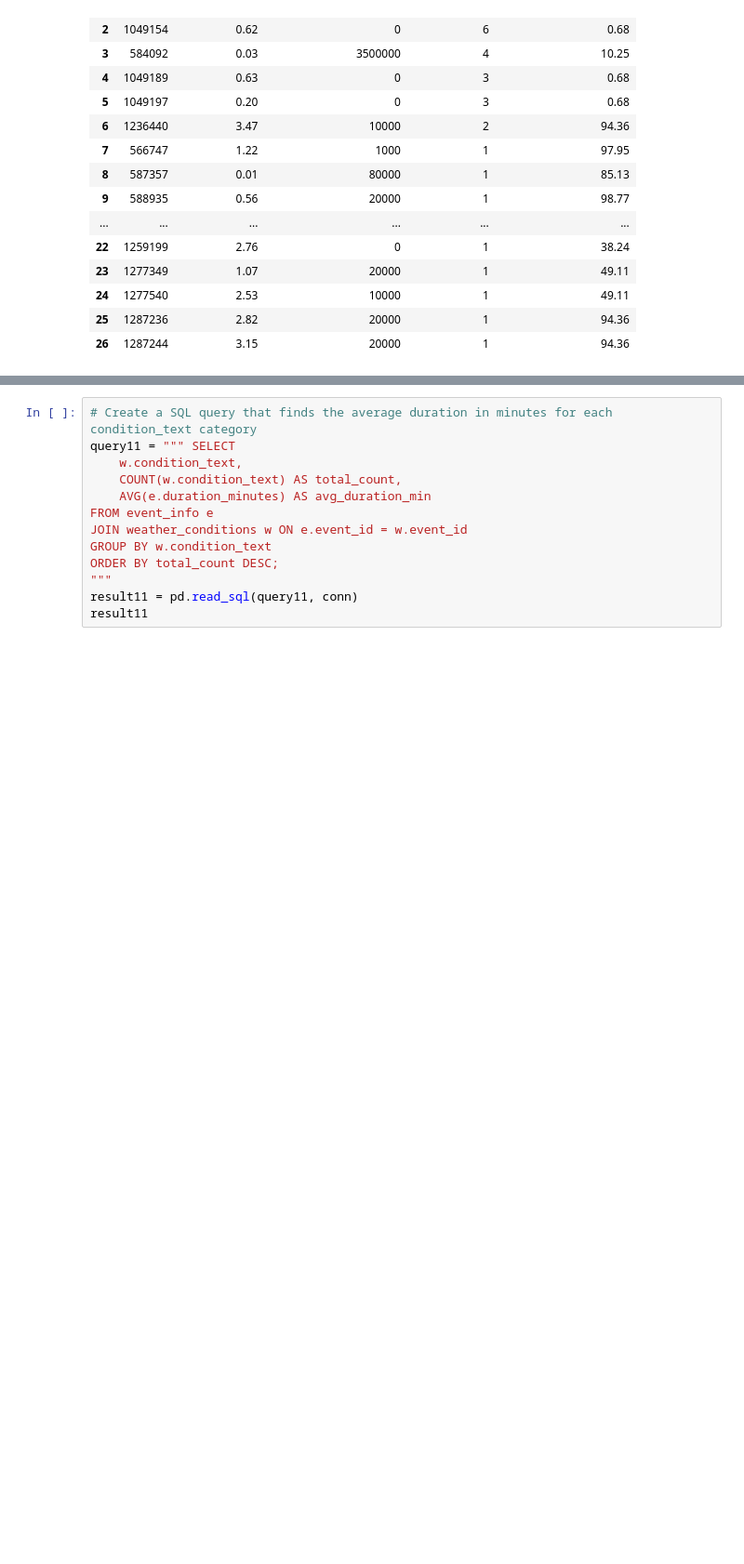
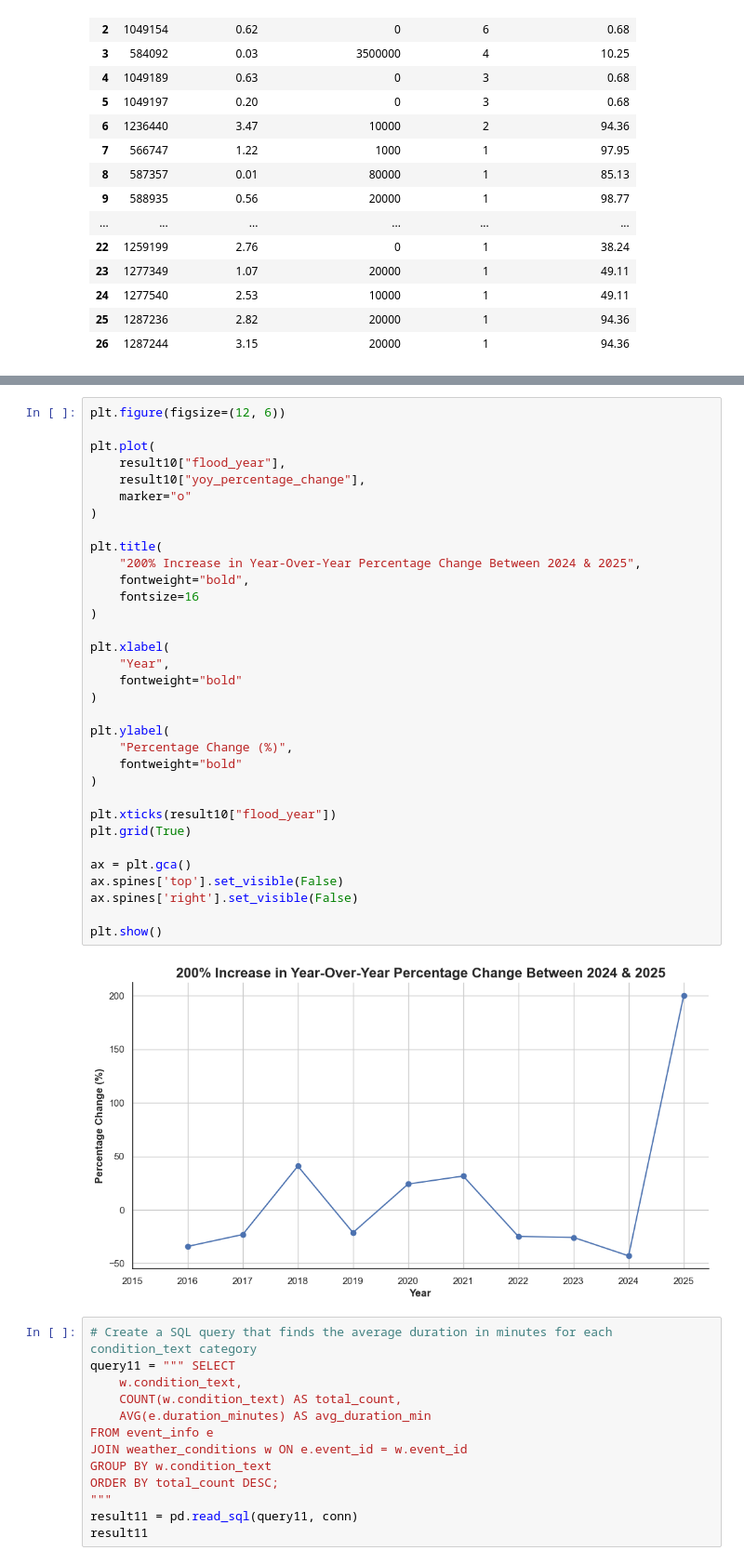
Before and after one commit to ashleyadehart/flash_floods_ky_2015_2025, a Jupyter notebook: notebooks/flash_floods_ky_2015_2025.ipynb, the cells around one changed output, grey strips where cells are left out. Shown at 93% size. Cells and saved outputs as stored; diff of their text form; blank space fills up the shorter version.

```diff
--- a/notebooks/flash_floods_ky_2015_2025.ipynb
+++ b/notebooks/flash_floods_ky_2015_2025.ipynb
@@ -1629,3 +1635,38 @@ result10
+# %%
+plt.figure(figsize=(12, 6))
+
+plt.plot(
+    result10["flood_year"],
+    result10["yoy_percentage_change"],
+    marker="o"
+)
+
+plt.title(
+    "200% Increase in Year-Over-Year Percentage Change Between 2024 & 2025",
+    fontweight="bold",
+    fontsize=16
+)
+
+plt.xlabel(
+    "Year",
+    fontweight="bold"
+)
+
+plt.ylabel(
+    "Percentage Change (%)",
+    fontweight="bold"
+)
+
+plt.xticks(result10["flood_year"])
+plt.grid(True)
+
+ax = plt.gca()
+ax.spines['top'].set_visible(False)
+ax.spines['right'].set_visible(False)
+
+plt.show()
+# %% [output]
+[figure, added]
 # %%
 # Create a SQL query that finds the average duration in minutes for each condition_text category
 query11 = """ SELECT
```
Also changed, not shown: parts of 5 cells of this notebook, 1 other file.
